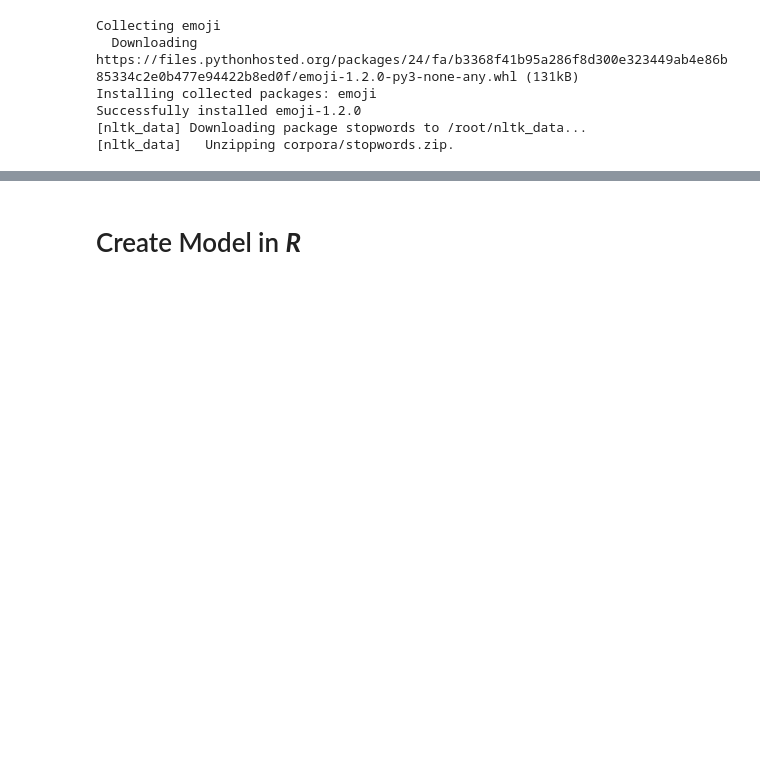
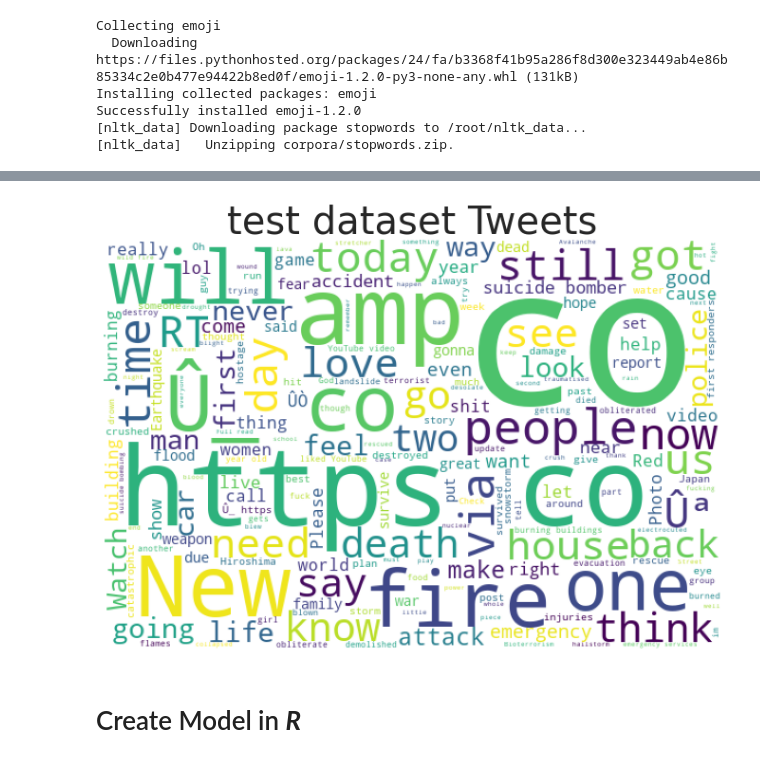
Before and after one commit to capajaro/Data_Mining_Project-, a Jupyter notebook: Mejor_Modelo_Cluster_in_R.ipynb, the cells around one changed output, grey strips where cells are left out. Drawn from its saved outputs; the diff is of its cells as text; code cells hidden in the pictures; blank space fills up the shorter version.

```diff
--- a/Mejor_Modelo_Cluster_in_R.ipynb
+++ b/Mejor_Modelo_Cluster_in_R.ipynb
@@ -114,3 +117,13 @@ ax2.set_title('Non Disaster Tweets',fontsize=40);
+# %%
+fig, (ax3) = plt.subplots(1, 1, figsize=[26, 8])
+wordcloud3 = WordCloud( background_color='white',
+                        width=600,
+                        height=400).generate(" ".join(df_test.text))
+ax3.imshow(wordcloud3)
+ax3.axis('off')
+ax3.set_title('test dataset Tweets',fontsize=40);
+# %% [output]
+[figure, added]
 # %% [markdown]
 # Create Model in _**R**_
 # %%
```
Also changed, not shown: parts of 4 cells of this notebook.
